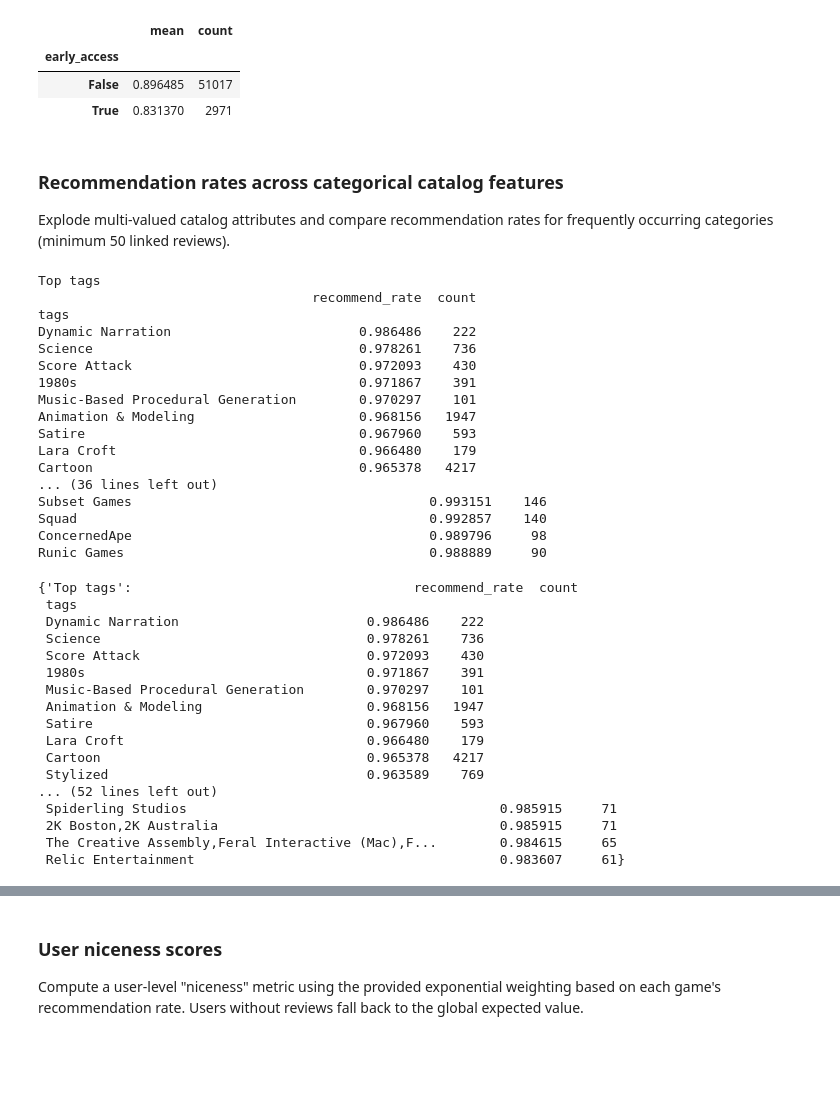
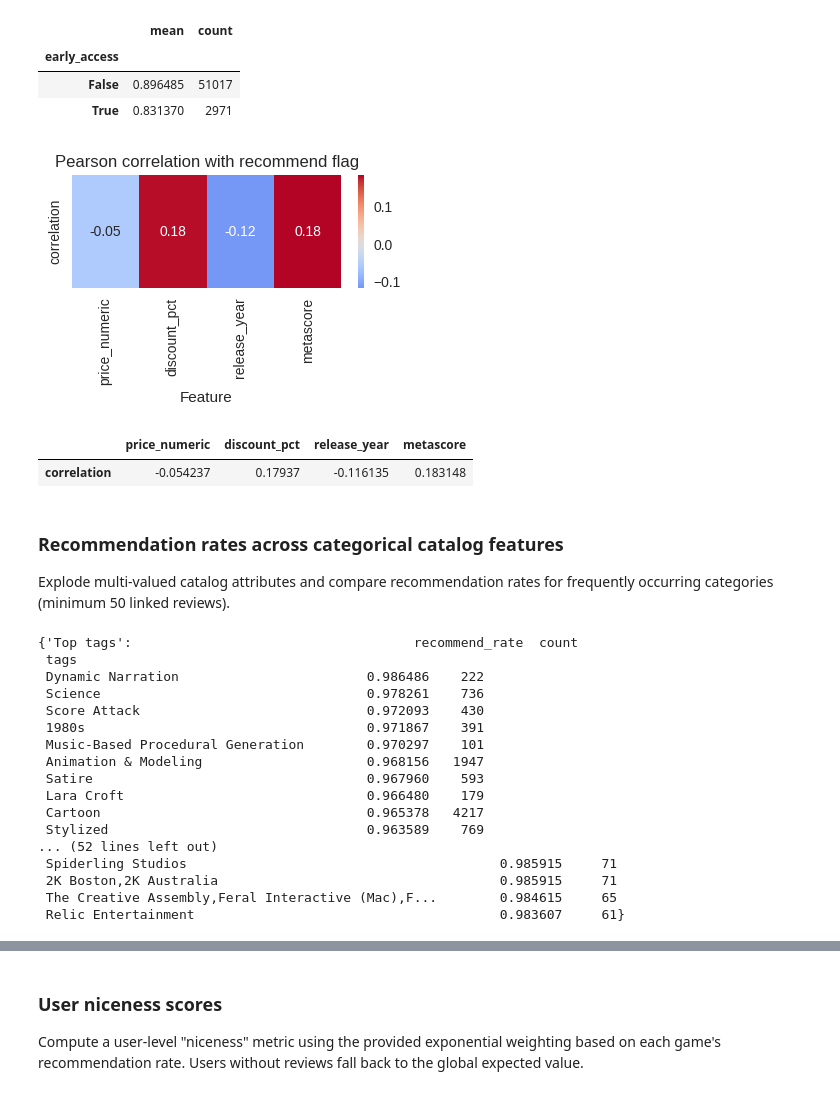
Before and after one commit to Yin-Y-M/CSE-158-Assignment-2, a Jupyter notebook: recommend.ipynb, the cells around one changed output, grey strips where cells are left out. Cells and saved outputs as stored; diff of their text form; code cells hidden in the pictures; blank space fills up the shorter version.

```diff
--- a/recommend.ipynb
+++ b/recommend.ipynb
@@ -342,6 +381,24 @@ Early access recommendation rates:
 | early_access |  |  |
 | False | 0.896485 | 51017 |
 | True | 0.831370 | 2971 |
+# %%
+
+if 'corr' not in globals():
+    raise RuntimeError('Run the correlation computation cell first.')
+
+corr_df = corr.to_frame(name='correlation').T
+fig, ax = plt.subplots(figsize=(max(4, 0.8 * corr_df.shape[1]), 2.8))
+sns.heatmap(corr_df, annot=True, fmt='.2f', cmap='coolwarm', center=0, ax=ax)
+ax.set_title('Pearson correlation with recommend flag')
+ax.set_xlabel('Feature')
+ax.set_ylabel('')
+plt.tight_layout()
+plt.show()
+corr_df
+# %% [output]
+[figure, added]
+|  | price_numeric | discount_pct | release_year | metascore |
+| correlation | -0.054237 | 0.17937 | -0.116135 | 0.183148 |
 # %% [markdown]
 ### Recommendation rates across categorical catalog features
 
@@ -372,42 +429,25 @@ for field, is_list, label in cat_configs:
     )
     summary = summary[summary['count'] >= 50]
     categorical_results[label] = summary.head(15)
-    print(label)
-    print(summary.head(10))
+    # print(label)
+    # print(summary.head(10))
 
 categorical_results
 # %% [output]
-Top tags
-                                   recommend_rate  count
-tags
-Dynamic Narration                        0.986486    222
-Science                                  0.978261    736
-Score Attack                             0.972093    430
-1980s                                    0.971867    391
-Music-Based Procedural Generation        0.970297    101
-Animation & Modeling                     0.968156   1947
-Satire                                   0.967960    593
-Lara Croft                               0.966480    179
-Cartoon                                  0.965378   4217
-... (36 lines left out)
-Subset Games                                      0.993151    146
-Squad                                             0.992857    140
-ConcernedApe                                      0.989796     98
-Runic Games                                       0.988889     90
+{'Top tags':                                    recommend_rate  count
+ tags
+ Dynamic Narration                        0.986486    222
+ Science                                  0.978261    736
+ Score Attack                             0.972093    430
+ 1980s                                    0.971867    391
+ Music-Based Procedural Generation        0.970297    101
+ Animation & Modeling                     0.968156   1947
+ Satire                                   0.967960    593
+ Lara Croft                               0.966480    179
+ Cartoon                                  0.965378   4217
+ Stylized                                 0.963589    769
+... (52 lines left out)
+ Spiderling Studios                                        0.985915     71
+ 2K Boston,2K Australia                                    0.985915     71
+ The Creative Assembly,Feral Interactive (Mac),F...        0.984615     65
+ Relic Entertainment                                       0.983607     61}
-{'Top tags':                                    recommend_rate  count
- tags
- Dynamic Narration                        0.986486    222
- Science                                  0.978261    736
- Score Attack                             0.972093    430
- 1980s                                    0.971867    391
- Music-Based Procedural Generation        0.970297    101
- Animation & Modeling                     0.968156   1947
- Satire                                   0.967960    593
- Lara Croft                               0.966480    179
- Cartoon                                  0.965378   4217
- Stylized                                 0.963589    769
-... (52 lines left out)
- Spiderling Studios                                        0.985915     71
- 2K Boston,2K Australia                                    0.985915     71
- The Creative Assembly,Feral Interactive (Mac),F...        0.984615     65
- Relic Entertainment                                       0.983607     61}
```
Also changed, not shown: parts of 8 cells of this notebook.
